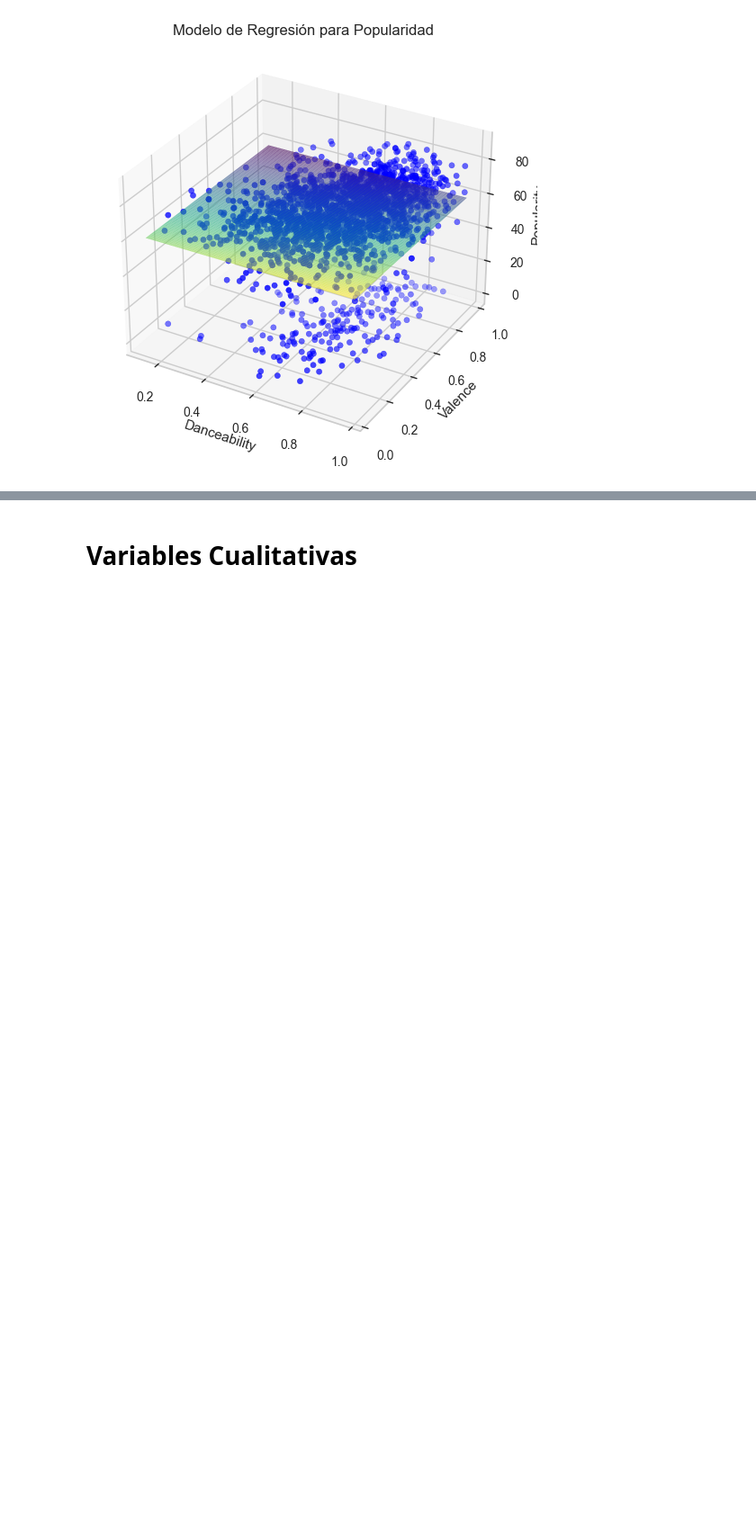
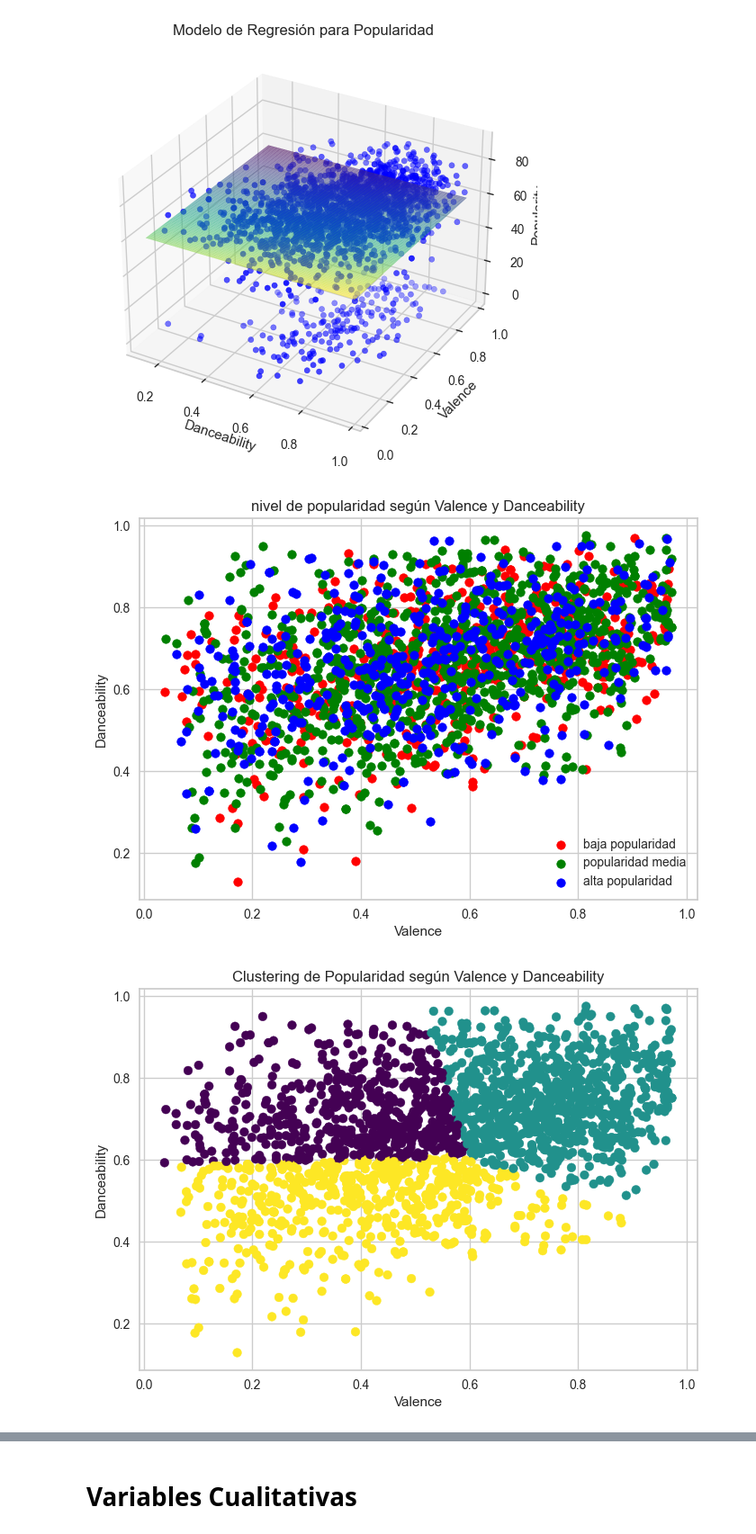
Before and after one commit to estebandonis/Proyecto1-MineriadeDatos, a Jupyter notebook: proyecto1.ipynb, the cells around one changed output, grey strips where cells are left out. Shown at 90% size. Saved outputs shown, nothing was run; the diff lists cells and outputs as text; code cells hidden in the pictures; blank space fills up the shorter version.

Commit message:
deeper danceability and valance kmeans analysis

```diff
--- a/proyecto1.ipynb
+++ b/proyecto1.ipynb
@@ -810,0 +816,68 @@ plt.show()
+# %%
+
+
+songs_df_copy = songs_df.copy()
+
+# Calculamos los cuartiles de la popularidad
+popularity_quartiles = songs_df['popularity'].quantile([0.25, 0.5, 0.75])
+
+# Etiquetas de clasificacion de popularidad
+labels = ['baja popularidad', 'popularidad media', 'alta popularidad']
+
+# Función para asignar etiquetas basadas en los cuartiles
+def categorize_popularity(popularity):
+    if popularity <= popularity_quartiles[0.25]:
+        return labels[0]
+    elif popularity <= popularity_quartiles[0.75]:
+        return labels[1]
+    else:
+        return labels[2]
+
+# Aplicamos la función para asignar etiquetas a cada fila
+songs_df_copy['popularity_category'] = songs_df_copy['popularity'].apply(categorize_popularity)
+
+# Escalamos las características numéricas para el clustering
+scaler = StandardScaler()
+numeric_features = songs_df_copy[['valence', 'danceability']]
+scaled_features = scaler.fit_transform(numeric_features)
+
+# Realizamos el clustering usando KMeans
+kmeans = KMeans(n_clusters=3, random_state=0)
+songs_df_copy['cluster'] = kmeans.fit_predict(scaled_features)
+
+# Definimos los colores para cada categoría de popularidad
+colors = {'baja popularidad': 'red', 'popularidad media': 'green', 'alta popularidad': 'blue'}
+
+# Visualizamos los clusters en un diagrama de dispersión
+for category, color in colors.items():
+    subset = songs_df_copy[songs_df_copy['popularity_category'] == category]
+    plt.scatter(subset['valence'], subset['danceability'], c=color, label=category)
+
+plt.xlabel('Valence')
+plt.ylabel('Danceability')
+plt.title('nivel de popularidad según Valence y Danceability')
+plt.legend()
+plt.show()
+
+plt.scatter(songs_df_copy['valence'], songs_df_copy['danceability'], c=songs_df_copy['cluster'], cmap='viridis', label='Cluster')
+plt.xlabel('Valence')
+plt.ylabel('Danceability')
+plt.title('Clustering de Popularidad según Valence y Danceability')
+plt.show()
+
+# Calculamos la proporción de cada etiqueta de popularidad dentro de cada cluster
+popularity_cluster = songs_df_copy.groupby(['cluster', 'popularity_category']).size().unstack(fill_value=0)
+popularity_cluster['total'] = popularity_cluster.sum(axis=1)
+popularity_cluster_ratio = popularity_cluster.div(popularity_cluster['total'], axis=0)
+
+# Visualizamos la proporción de etiquetas de popularidad en cada cluster
+popularity_cluster_ratio.plot(kind='bar', stacked=True)
+plt.xlabel('Cluster')
+plt.ylabel('Proporción de Etiquetas de Popularidad')
+plt.title('Proporción de Etiquetas de Popularidad en cada Cluster')
+plt.legend(title='Popularidad',loc='upper right',bbox_to_anchor=(1.5, 1))
+plt.xticks(rotation=0)
+plt.show()
+# %% [output]
+[figure, added]
+[figure, added]
```
Also changed, not shown: parts of 3 cells of this notebook.
